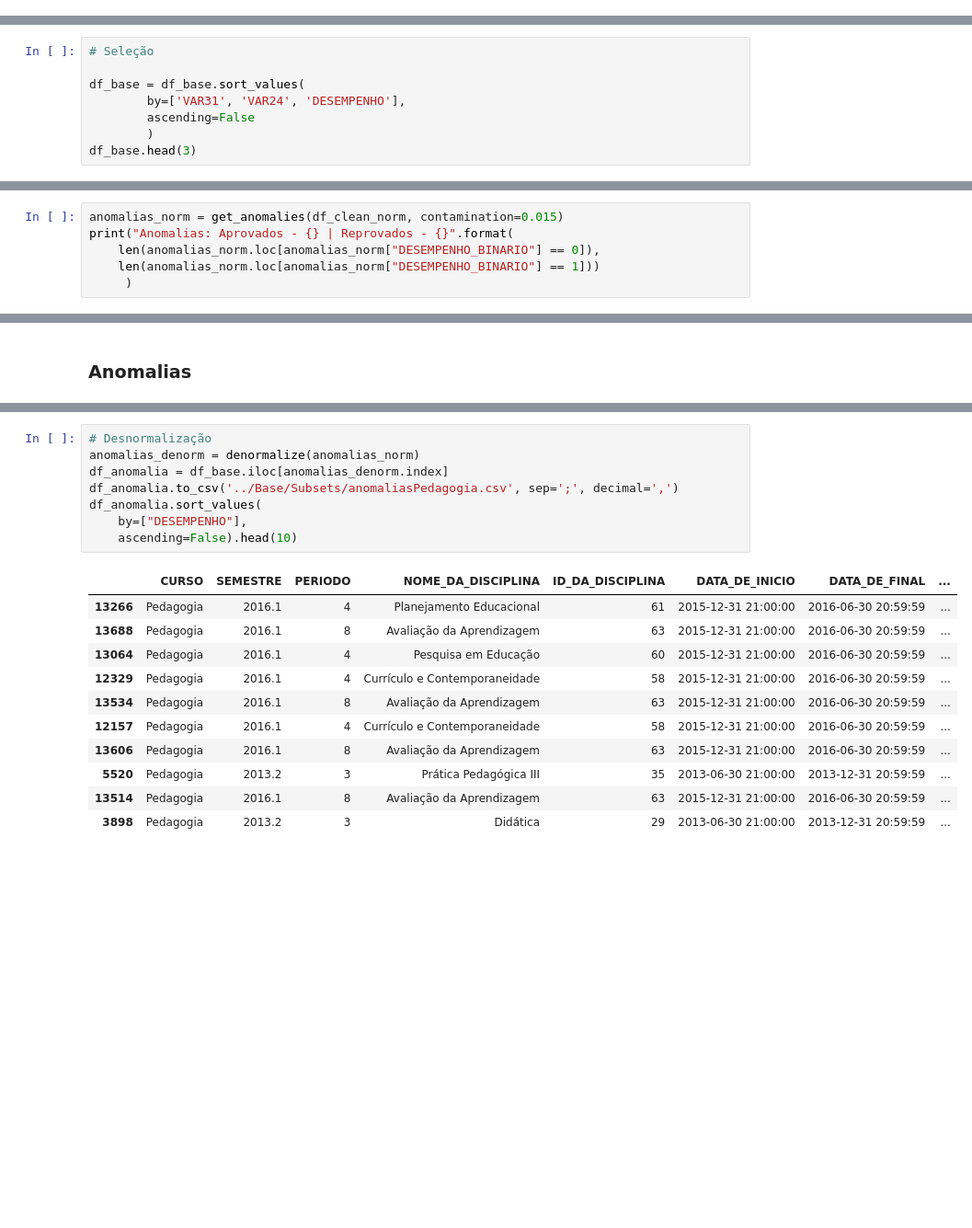
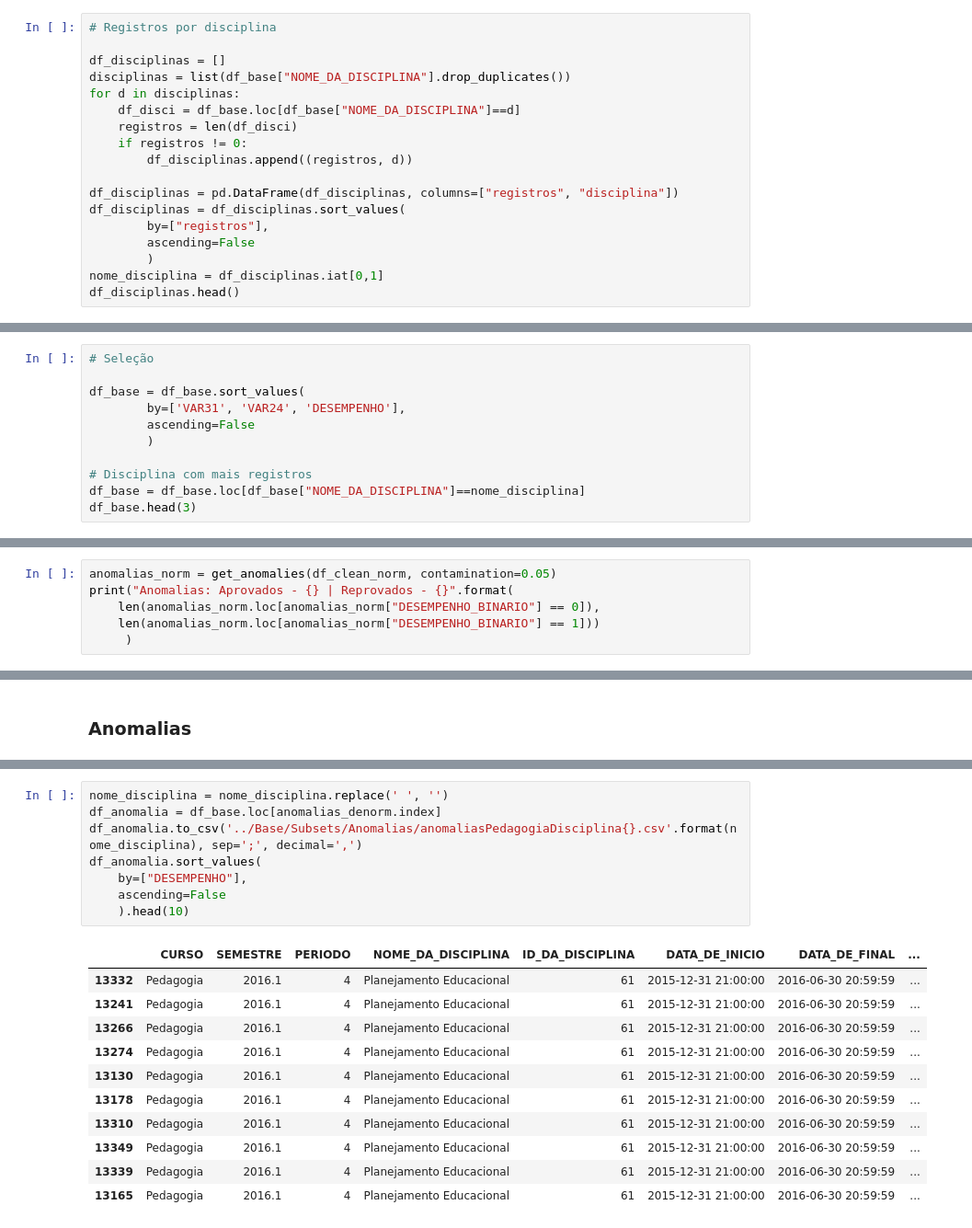
Before and after one commit to Drakmord2/EDM, a Jupyter notebook: Notebooks/Modelagem.ipynb, the cells around one changed output, grey strips where cells are left out. Shown at 92% size. Cells and saved outputs as stored; diff of their text form; blank space fills up the shorter version.

```diff
--- a/Notebooks/Modelagem.ipynb
+++ b/Notebooks/Modelagem.ipynb
@@ -138,3 +141,21 @@ def heatmap(df, title, ax):
 base = '../Base/Subsets/basePedagogia.csv'
 df_base = pd.read_csv(base, sep=';', decimal=',', index_col=False)
 df_base = drop_invalid_columns(df_base)
+# %%
+# Registros por disciplina
+
+df_disciplinas = []
+disciplinas = list(df_base["NOME_DA_DISCIPLINA"].drop_duplicates())
+for d in disciplinas:
+    df_disci = df_base.loc[df_base["NOME_DA_DISCIPLINA"]==d]
+    registros = len(df_disci)
+    if registros != 0:
+        df_disciplinas.append((registros, d))
+
+df_disciplinas = pd.DataFrame(df_disciplinas, columns=["registros", "disciplina"])
+df_disciplinas = df_disciplinas.sort_values(
+        by=["registros"],
+        ascending=False
+        )
+nome_disciplina = df_disciplinas.iat[0,1]
+df_disciplinas.head()
@@ -145,6 +173,9 @@ df_base = df_base.sort_values(
         by=['VAR31', 'VAR24', 'DESEMPENHO'],
         ascending=False
         )
+
+# Disciplina com mais registros
+df_base = df_base.loc[df_base["NOME_DA_DISCIPLINA"]==nome_disciplina]
 df_base.head(3)
 # %% [output]
 |  | CURSO | SEMESTRE | PERIODO | NOME_DA_DISCIPLINA | ID_DA_DISCIPLINA | DATA_DE_INICIO | DATA_DE_FINAL | ... |
@@ -204,7 +235,7 @@ df_clean_norm.head(3)
 # %% [markdown]
 ### - Detecção de Anomalias
 # %%
-anomalias_norm = get_anomalies(df_clean_norm, contamination=0.015)
+anomalias_norm = get_anomalies(df_clean_norm, contamination=0.05)
 print("Anomalias: Aprovados - {} | Reprovados - {}".format(
     len(anomalias_norm.loc[anomalias_norm["DESEMPENHO_BINARIO"] == 0]),
     len(anomalias_norm.loc[anomalias_norm["DESEMPENHO_BINARIO"] == 1]))
@@ -230,21 +277,21 @@ heatmap(anomalias_norm.loc[anomalias_norm["DESEMPENHO_BINARIO"] == 1], "Anomalia
 # %%
-# Desnormalização
-anomalias_denorm = denormalize(anomalias_norm)
-df_anomalia = df_base.iloc[anomalias_denorm.index]
-df_anomalia.to_csv('../Base/Subsets/anomaliasPedagogia.csv', sep=';', decimal=',')
+nome_disciplina = nome_disciplina.replace(' ', '')
+df_anomalia = df_base.loc[anomalias_denorm.index]
+df_anomalia.to_csv('../Base/Subsets/Anomalias/anomaliasPedagogiaDisciplina{}.csv'.format(nome_disciplina), sep=';', decimal=',')
 df_anomalia.sort_values(
     by=["DESEMPENHO"],
-    ascending=False).head(10)
+    ascending=False
+    ).head(10)
 # %% [output]
 |  | CURSO | SEMESTRE | PERIODO | NOME_DA_DISCIPLINA | ID_DA_DISCIPLINA | DATA_DE_INICIO | DATA_DE_FINAL | ... |
+| 13332 | Pedagogia | 2016.1 | 4 | Planejamento Educacional | 61 | 2015-12-31 21:00:00 | 2016-06-30 20:59:59 | ... |
+| 13241 | Pedagogia | 2016.1 | 4 | Planejamento Educacional | 61 | 2015-12-31 21:00:00 | 2016-06-30 20:59:59 | ... |
 | 13266 | Pedagogia | 2016.1 | 4 | Planejamento Educacional | 61 | 2015-12-31 21:00:00 | 2016-06-30 20:59:59 | ... |
-| 13688 | Pedagogia | 2016.1 | 8 | Avaliação da Aprendizagem | 63 | 2015-12-31 21:00:00 | 2016-06-30 20:59:59 | ... |
-| 13064 | Pedagogia | 2016.1 | 4 | Pesquisa em Educação | 60 | 2015-12-31 21:00:00 | 2016-06-30 20:59:59 | ... |
-| 12329 | Pedagogia | 2016.1 | 4 | Currículo e Contemporaneidade | 58 | 2015-12-31 21:00:00 | 2016-06-30 20:59:59 | ... |
-| 13534 | Pedagogia | 2016.1 | 8 | Avaliação da Aprendizagem | 63 | 2015-12-31 21:00:00 | 2016-06-30 20:59:59 | ... |
-| 12157 | Pedagogia | 2016.1 | 4 | Currículo e Contemporaneidade | 58 | 2015-12-31 21:00:00 | 2016-06-30 20:59:59 | ... |
-| 13606 | Pedagogia | 2016.1 | 8 | Avaliação da Aprendizagem | 63 | 2015-12-31 21:00:00 | 2016-06-30 20:59:59 | ... |
-| 5520 | Pedagogia | 2013.2 | 3 | Prática Pedagógica III | 35 | 2013-06-30 21:00:00 | 2013-12-31 20:59:59 | ... |
-| 13514 | Pedagogia | 2016.1 | 8 | Avaliação da Aprendizagem | 63 | 2015-12-31 21:00:00 | 2016-06-30 20:59:59 | ... |
-| 3898 | Pedagogia | 2013.2 | 3 | Didática | 29 | 2013-06-30 21:00:00 | 2013-12-31 20:59:59 | ... |
+| 13274 | Pedagogia | 2016.1 | 4 | Planejamento Educacional | 61 | 2015-12-31 21:00:00 | 2016-06-30 20:59:59 | ... |
+| 13130 | Pedagogia | 2016.1 | 4 | Planejamento Educacional | 61 | 2015-12-31 21:00:00 | 2016-06-30 20:59:59 | ... |
+| 13178 | Pedagogia | 2016.1 | 4 | Planejamento Educacional | 61 | 2015-12-31 21:00:00 | 2016-06-30 20:59:59 | ... |
+| 13310 | Pedagogia | 2016.1 | 4 | Planejamento Educacional | 61 | 2015-12-31 21:00:00 | 2016-06-30 20:59:59 | ... |
+| 13349 | Pedagogia | 2016.1 | 4 | Planejamento Educacional | 61 | 2015-12-31 21:00:00 | 2016-06-30 20:59:59 | ... |
+| 13339 | Pedagogia | 2016.1 | 4 | Planejamento Educacional | 61 | 2015-12-31 21:00:00 | 2016-06-30 20:59:59 | ... |
+| 13165 | Pedagogia | 2016.1 | 4 | Planejamento Educacional | 61 | 2015-12-31 21:00:00 | 2016-06-30 20:59:59 | ... |
 10 rows × 61 columns
```
Also changed, not shown: parts of 11 cells of this notebook, 3 other files.
